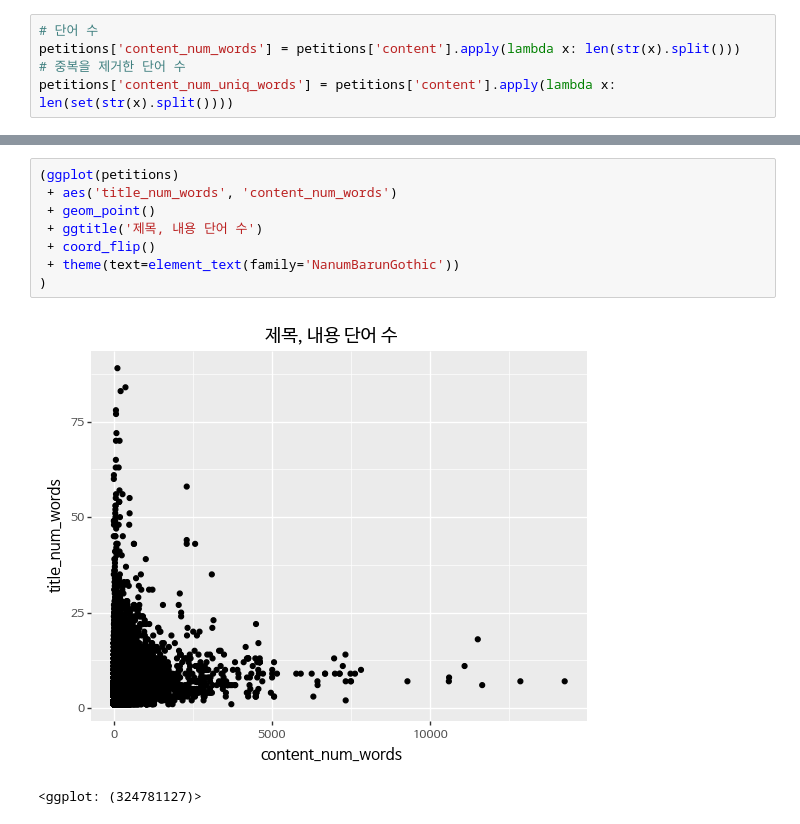
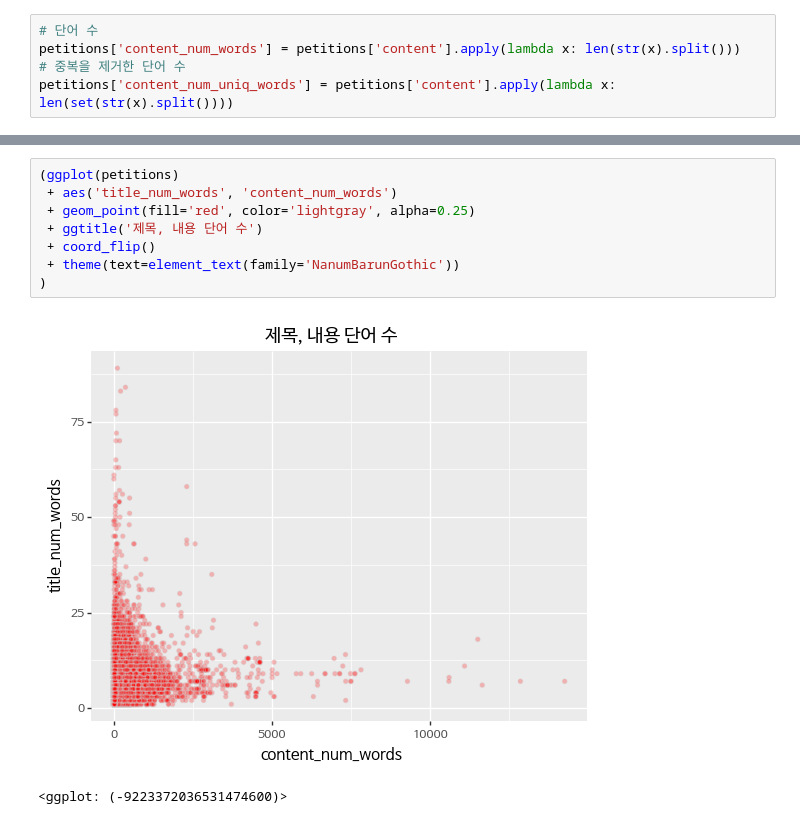
Before and after one commit to corazzon/petitionWrangling, a Jupyter notebook: petition_pandas_plotnine.ipynb, the cells around one changed output, grey strips where cells are left out. Drawn from its saved outputs; the diff is of its cells as text.

```diff
--- a/petition_pandas_plotnine.ipynb
+++ b/petition_pandas_plotnine.ipynb
@@ -724,11 +758,11 @@ petitions.head()
 # %%
 (ggplot(petitions)
  + aes('title_num_words', 'content_num_words')
- + geom_point()
+ + geom_point(fill='red', color='lightgray', alpha=0.25)
  + ggtitle('제목, 내용 단어 수')
  + coord_flip()
  + theme(text=element_text(family='NanumBarunGothic'))
 )
 # %% [output]
-[figure, old version]
+[figure, new version]
-<ggplot: (324781127)>
+<ggplot: (-9223372036531474600)>
```
Also changed, not shown: parts of 37 cells of this notebook.
